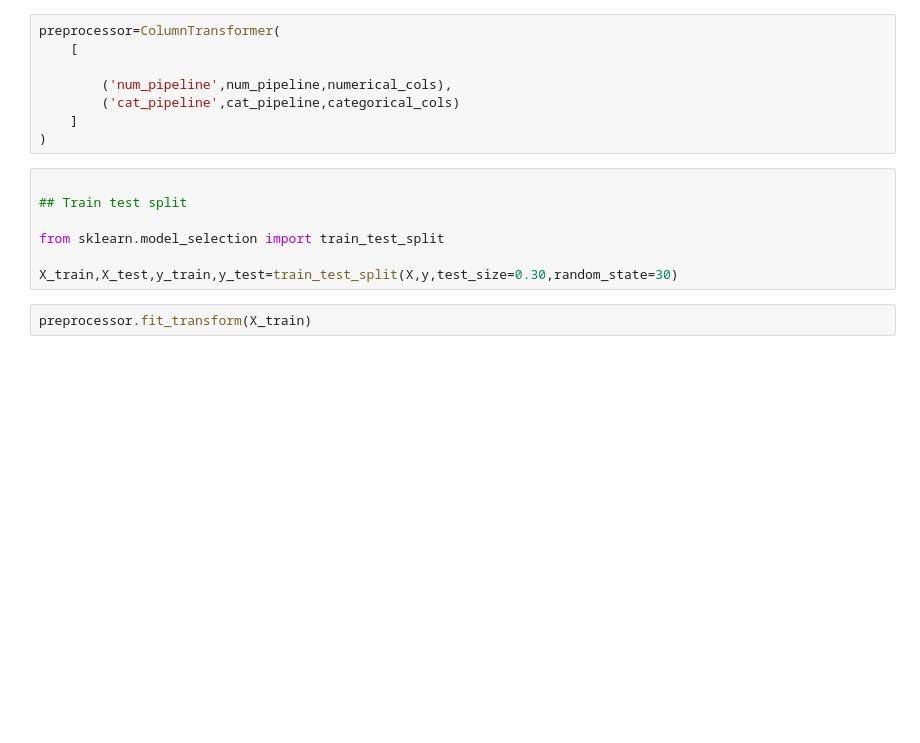
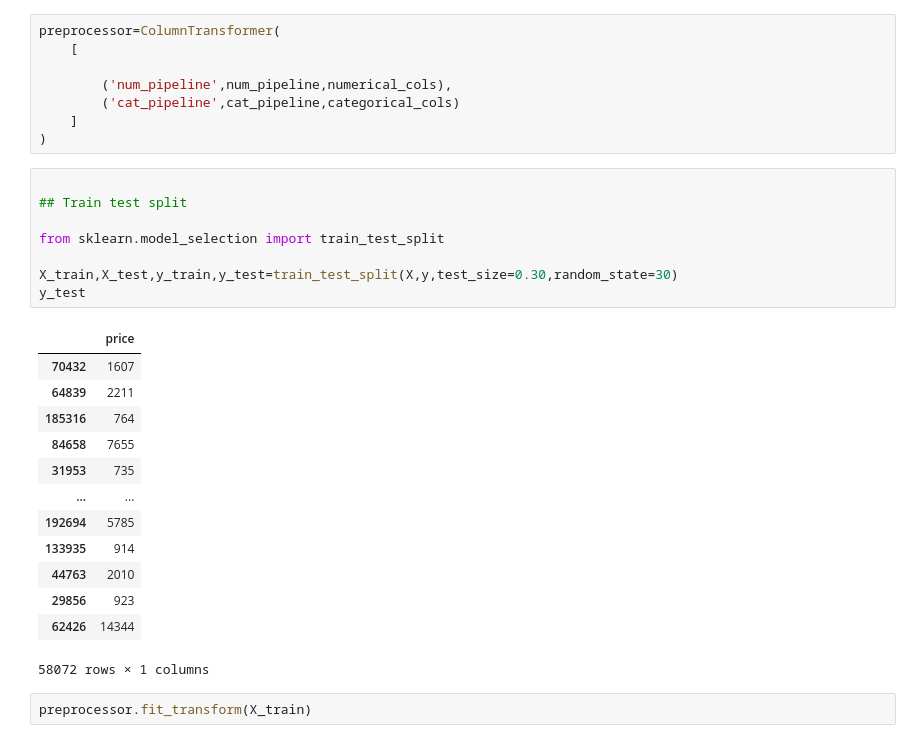
Before and after one commit to vaibhav8700/end-to-end, a Jupyter notebook: notebooks/model_training.ipynb, the cells around one changed output. Cells and saved outputs as stored; diff of their text form; blank space fills up the shorter version.

```diff
--- a/notebooks/model_training.ipynb
+++ b/notebooks/model_training.ipynb
@@ -125,10 +125,25 @@ preprocessor=ColumnTransformer(
 # %%
 
 ## Train test split
 
 from sklearn.model_selection import train_test_split
 
 X_train,X_test,y_train,y_test=train_test_split(X,y,test_size=0.30,random_state=30)
+y_test
+# %% [output]
+|  | price |
+| 70432 | 1607 |
+| 64839 | 2211 |
+| 185316 | 764 |
+| 84658 | 7655 |
+| 31953 | 735 |
+| ... | ... |
+| 192694 | 5785 |
+| 133935 | 914 |
+| 44763 | 2010 |
+| 29856 | 923 |
+| 62426 | 14344 |
+58072 rows × 1 columns
 # %%
 preprocessor.fit_transform(X_train)
 # %% [output]
```
Also changed, not shown: parts of 8 cells of this notebook, 2 other files.
